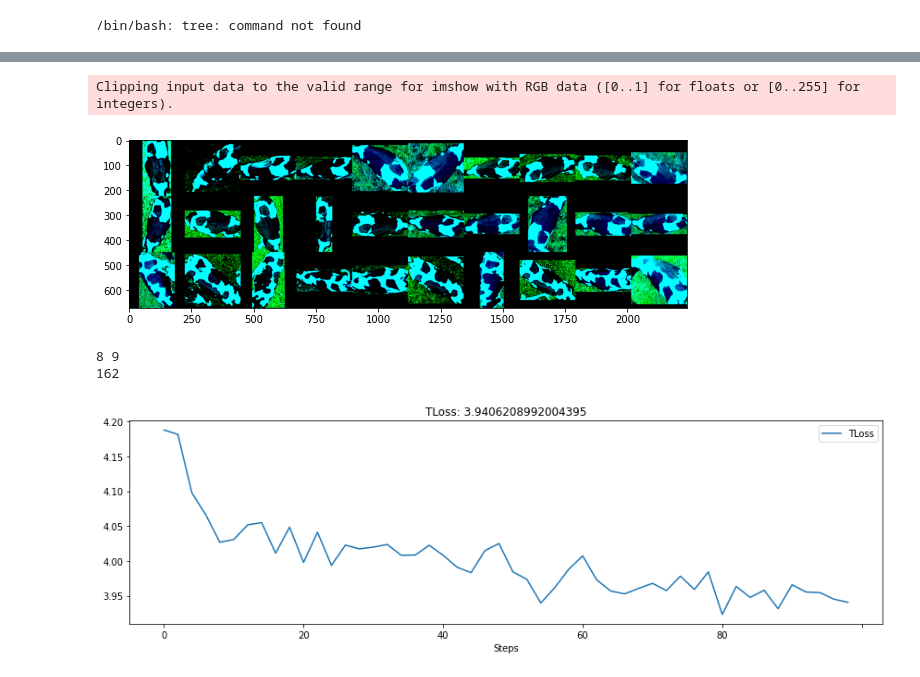
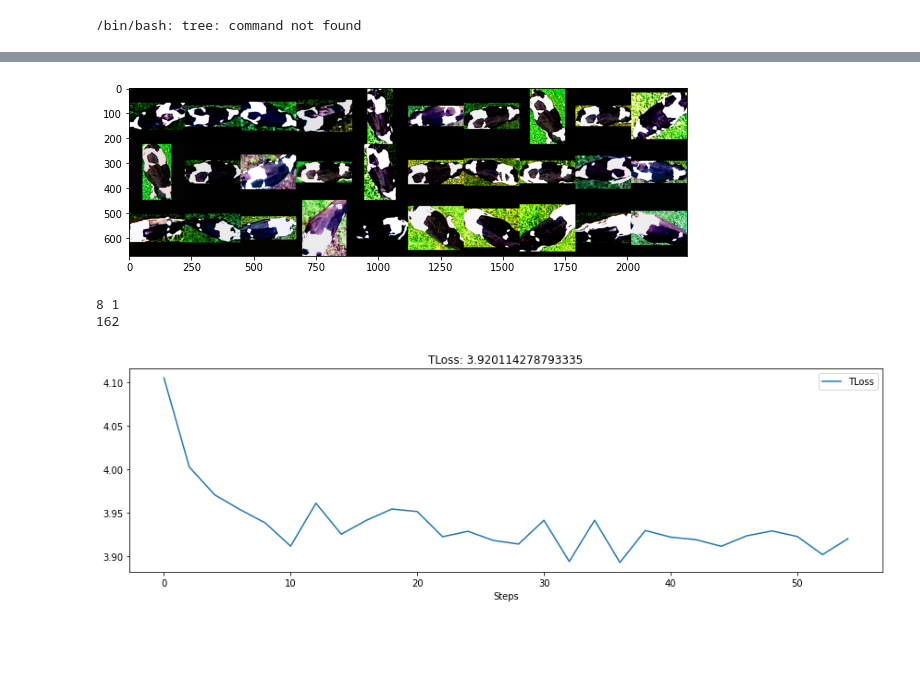
Before and after one commit to Asheeshkrsharma/Identification-OpenCows, a Jupyter notebook: tracklet.ipynb, the cells around one changed output, grey strips where cells are left out. Cells and saved outputs as stored; diff of their text form; code cells hidden in the pictures; blank space fills up the shorter version.

```diff
--- a/tracklet.ipynb
+++ b/tracklet.ipynb
@@ -475,14 +474,24 @@ trainingDataset = OpenSetCows2021TrackLet(
     maxSequenceLength=10,
     trackletChoiceProb=1,
     split="train",
-    transform=transforms.Normalize(
-        [4.8973e+09, 2.5908e-01, 2.3023e-01],
-        [4.6923e+09, 3.1836e-01, 3.0600e-01]
+    # transform=transforms.Normalize(
+    #     [0.2403, 0.2595, 0.2305],
+    #     [0.3107, 0.3184, 0.3061]
+    # ),
+    transform=transforms.Compose(
+        [
+            transforms.Normalize([0.2403, 0.2595, 0.2305], [0.3107, 0.3184, 0.3061]),
+            transforms.RandomVerticalFlip(p=0.3),
+            transforms.RandomHorizontalFlip(p=0.3),
+            transforms.ColorJitter(brightness=0.1, contrast=0.1, saturation=0.1, hue=0.1)
+        ],
     ),
 )
 
 # Test
-negative, anchor, positive, positiveLabel, negativeLabel = trainingDataset.__getitem__(12)
+negative, anchor, positive, positiveLabel, negativeLabel = trainingDataset.__getitem__(
+    12
+)
 anc = [a.permute(1, 2, 0).numpy() for a in anchor]
 pos = [a.permute(1, 2, 0).numpy() for a in positive]
 neg = [a.permute(1, 2, 0).numpy() for a in negative]
@@ -498,10 +507,9 @@ plt.show()
 print(positiveLabel, negativeLabel)
 print(len(trainingDataset))
 # %% [output]
+[figure, new version]
-Clipping input data to the valid range for imshow with RGB data ([0..1] for floats or [0..255] for integers).
+8 1
+162
-[figure, old version]
-8 9
-162
 # %%
 import torch.nn.functional as F
 from utils.mining import HardestNegativeTripletSelector
@@ -666,9 +674,13 @@ trainingDataset = OpenSetCows2021TrackLet(
      "/content/datasets/OpenSetCows2020",
     "/content/utils/opencowsTracklets2020V2.json",
     maxSequenceLength=5,
-    transform=transforms.Normalize(
-        [4.8973e+09, 2.5908e-01, 2.3023e-01],
-        [4.6923e+09, 3.1836e-01, 3.0600e-01]
+    transform=transforms.Compose(
+        [
+            transforms.Normalize([0.2403, 0.2595, 0.2305], [0.3107, 0.3184, 0.3061]),
+            transforms.RandomVerticalFlip(p=0.9),
+            transforms.RandomHorizontalFlip(p=0.9),
+            transforms.ColorJitter(brightness=0.1, contrast=0.1, saturation=0.1, hue=0.1)
+        ],
     ),
     trackletChoiceProb = 0.9,
 )
@@ -698,7 +710,7 @@ trainingDataLoader = DataLoader(
 #     testingDataset, batch_size=10, num_workers=1, shuffle=True
 # )
 
-optimiser = optim.SGD(model.parameters(), momentum=0.3, lr=3e-2, weight_decay=0.009)
+optimiser = optim.SGD(model.parameters(), momentum=0.3, lr=5e-3, weight_decay=0.009)
 # optimiser = torch.optim.Adam(model.parameters(), lr=1e-2, weight_decay=1e-5)
 
 # We will use cross entropy loss for the training
@@ -746,34 +758,34 @@ with tqdm(range(numEpochs), desc="Training epochs", position=0) as pbar:
             # loss, rpl, interframe = lossFN(
             #     negativeEMBD, anchorEMBD,
             #     positiveEMBD, labels,
             #     target,
             # )
             loss = lossFN(input=labels, target=target - 1)
             rpl, interframe = 0, 0
             loss.backward()
             # Gradient Norm Clipping
             nn.utils.clip_grad_norm_(model.parameters(), max_norm=3.0, norm_type=2)
             return loss, rpl, interframe
 
         gradientNorms.append(calculateGradientNorm(model))
         loss, rpl, interframe = optimiser.step(backPropagate)
         # Every second iteration, calculate model accuracy, evaluate the loss
         # function on the test dataset. Save the experiment history
         # if epoch % 2 == 0 and epoch > 5:
         if epoch % 2 == 0:
             # Vloss = evaluate(model, testingDataLoader, device, RTLSL(lambdaFactor))
             # history.log(epoch, TLoss=loss.data, VLoss=Vloss)
             history.log(epoch, TLoss=loss.data)
             model.train()
             with canvas:
                 # canvas.draw_plot([history["TLoss"], history["VLoss"]])
                 canvas.draw_plot([history["TLoss"]])
         pbar.set_description("{}, {}".format(rpl, interframe))
         pbar.update()
         # break
     pbar.refresh()
 # %% [output]
-[figure, old version]
+[figure, new version]
 # %%
 import matplotlib.pyplot as plt
 plt.plot(gradientNorms)
```
Also changed, not shown: parts of 7 cells of this notebook.
